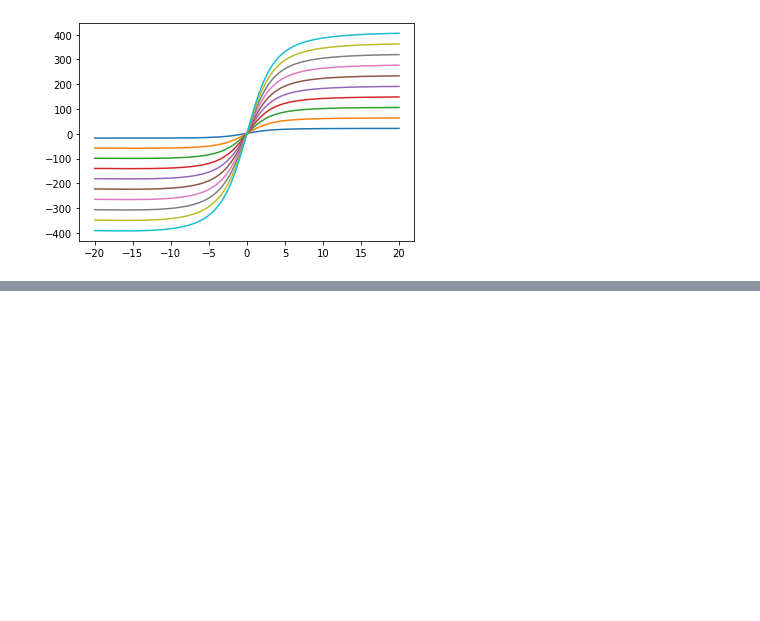
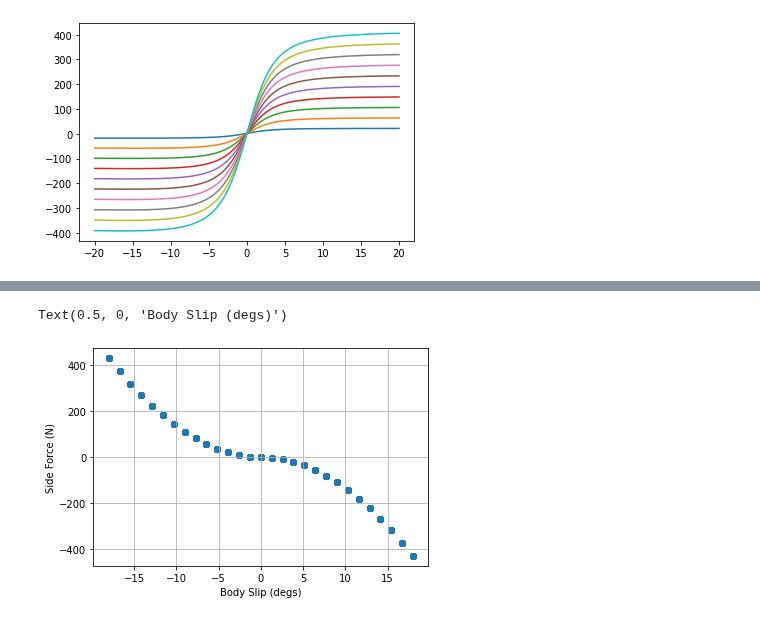
Before and after one commit to LonghornRacingElectric/magic_moment_method, a Jupyter notebook: analysis/MMM_plotter.ipynb, the cells around one changed output, grey strips where cells are left out. Saved outputs shown, nothing was run; the diff lists cells and outputs as text; code cells hidden in the pictures; blank space fills up the shorter version.

```diff
--- a/analysis/MMM_plotter.ipynb
+++ b/analysis/MMM_plotter.ipynb
@@ -278,0 +304,8 @@ for normal_force in np.linspace(10, 200, 10):
+# %%
+plt.scatter(df["body_slip"]*180/np.pi,df["aero_forces_1"], label = "sideforce")
+plt.grid()
+plt.ylabel("Side Force (N)")
+plt.xlabel("Body Slip (degs)")
+# %% [output]
+Text(0.5, 0, 'Body Slip (degs)')
+[figure, added]
```
Also changed, not shown: parts of 11 cells of this notebook, 12 other files.
